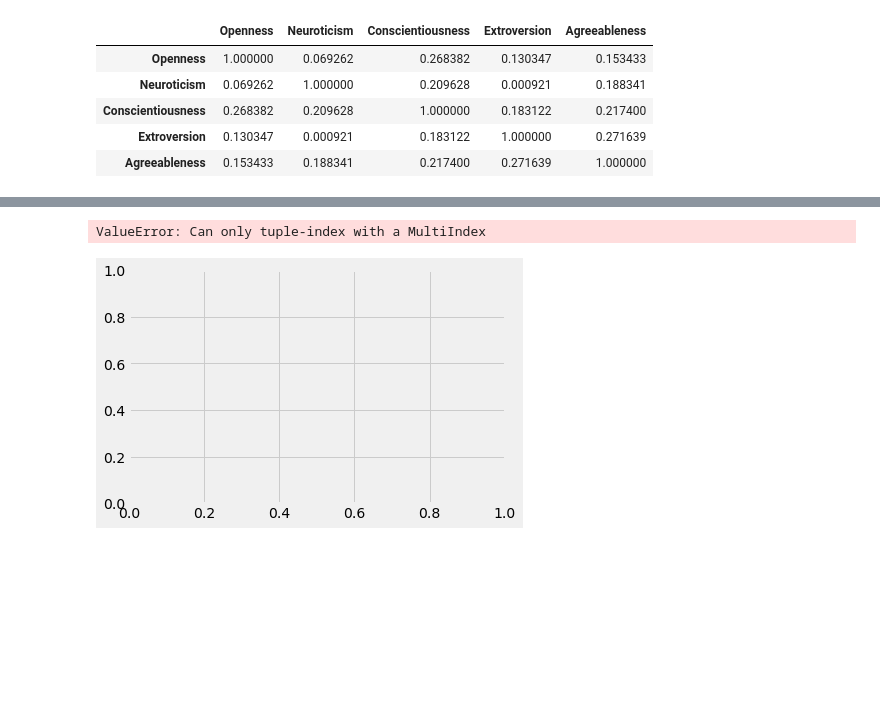
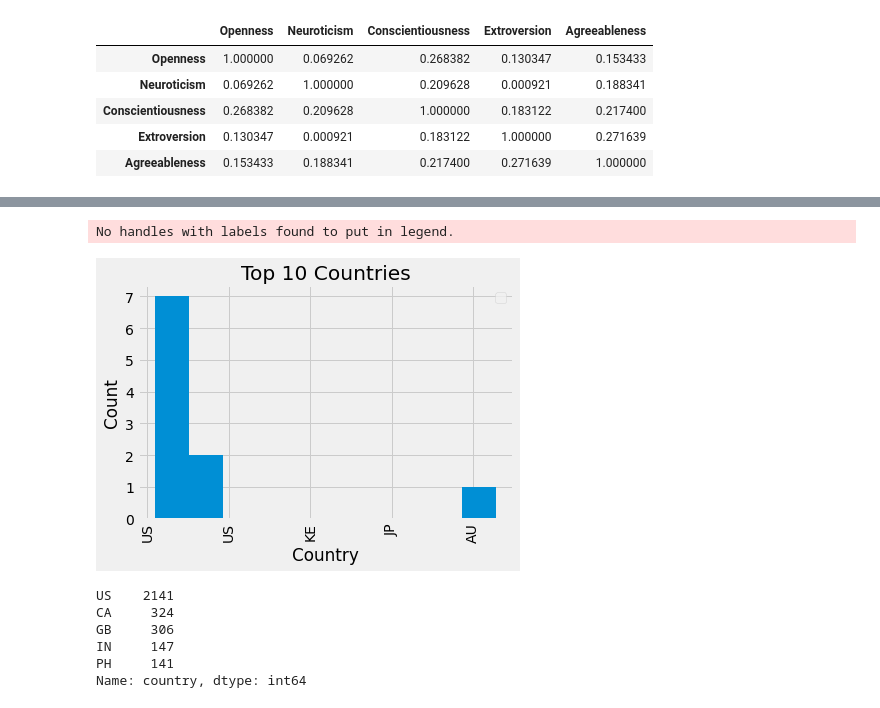
Before and after one commit to Nicoivazquez/Grit_study_EDA, a Jupyter notebook: Grit0.ipynb, the cells around one changed output, grey strips where cells are left out. Drawn from its saved outputs; the diff is of its cells as text; code cells hidden in the pictures; blank space fills up the shorter version.

```diff
--- a/Grit0.ipynb
+++ b/Grit0.ipynb
@@ -343,13 +353,22 @@ info_graph(info_df, colname="age",col='age', xlabel='age', ylabel='Count', bins_
 # %%
-df_country = df[]
+df_country = df['country'] #.value_counts()
+
 fig, axs = plt.subplots()
-
-axs.hist(df['country'][:,:10])
-axs.set_title('country')
-axs.set_xlabel("country")
+axs.hist(df_country.value_counts().head(10))
+axs.set_title('Top 10 Countries')
+axs.set_xlabel("Country")
 axs.set_ylabel("Count")
-axs.set_xticklabels(df['country'][:10],rotation=90)
+axs.set_xticklabels(df_country.head(10),rotation=90)
 axs.legend();
 # %% [output]
-ValueError: Can only tuple-index with a MultiIndex
+No handles with labels found to put in legend.
-[figure, old version]
+[figure, new version]
+# %%
+df_country.value_counts().head()
+# %% [output]
+US    2141
+CA     324
+GB     306
+IN     147
+PH     141
+Name: country, dtype: int64
```
Also changed, not shown: parts of 17 cells of this notebook.
